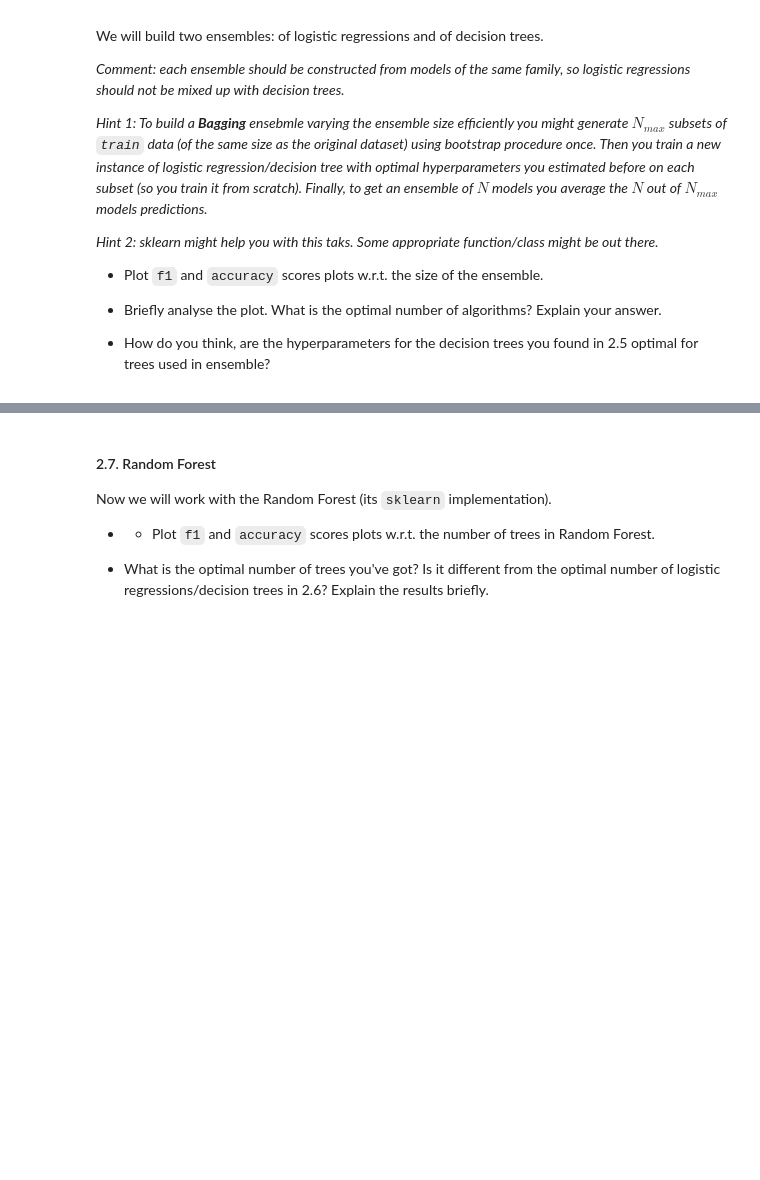
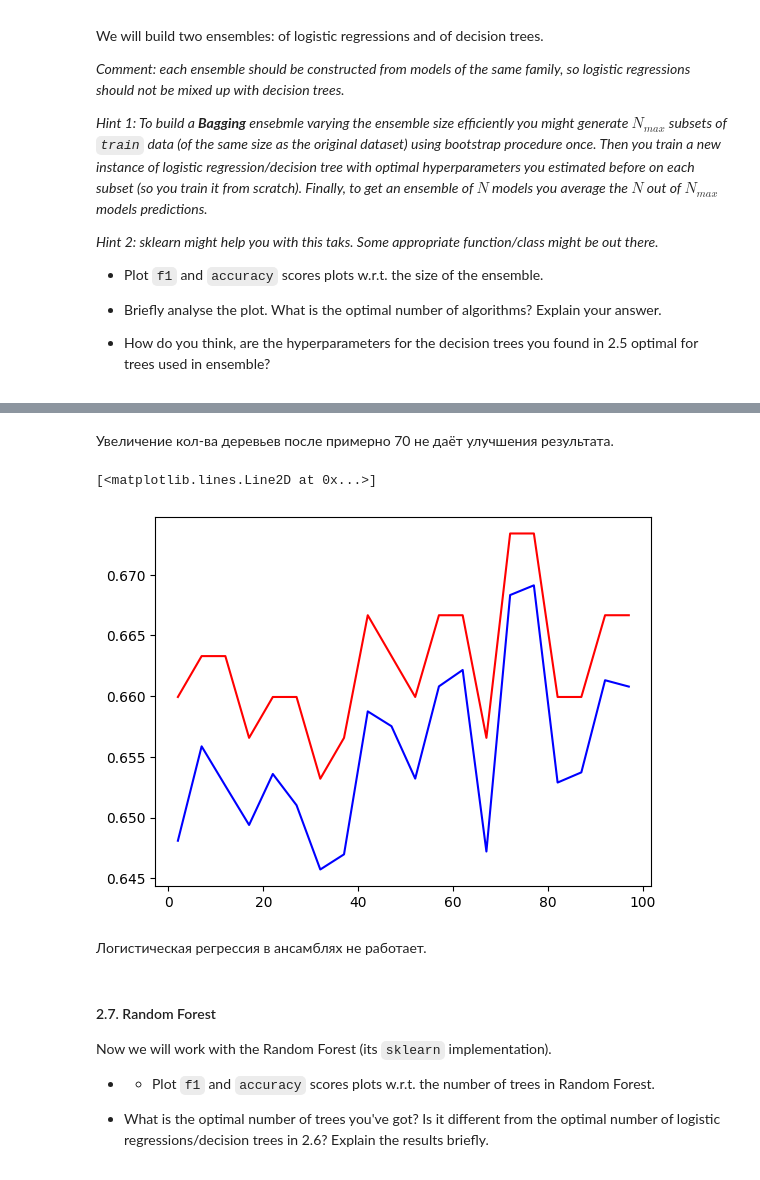
Before and after one commit to miptmiptmipt/ml-course-hw, a Jupyter notebook: lab1_pipeline/Lab1_part2_ml_pipeline.ipynb, the cells around one changed output, grey strips where cells are left out. Cells and saved outputs as stored; diff of their text form; code cells hidden in the pictures; blank space fills up the shorter version.

```diff
--- a/lab1_pipeline/Lab1_part2_ml_pipeline.ipynb
+++ b/lab1_pipeline/Lab1_part2_ml_pipeline.ipynb
@@ -263,3 +280,23 @@ We will build two ensembles: of logistic regressions and of decision trees.
+# %% [markdown]
+Увеличение кол-ва деревьев после примерно 70 не даёт улучшения результата.
+# %%
+accuracy = []
+f1 = []
+r = np.arange(2, 100, 5)
+for i in r:
+    clf = BaggingClassifier(estimator=LogisticRegression(multi_class='multinomial', solver='saga', tol=1e-3,  max_iter=500, random_state=0), max_samples=X_train.shape[0], max_features=X_train.shape[1], n_estimators=i).fit(X_train, y_train)
+    y_pred = clf.predict(X_test)
+
+    accuracy.append(accuracy_score(y_pred, y_test))
+    f1.append(f1_score(y_pred, y_test, average='macro'))
+
+plt.plot(r, accuracy, color='Red')
+plt.plot(r, f1, color='Blue')
+# %% [output]
+[<matplotlib.lines.Line2D at 0x...>]
+[figure, added]
+# %% [markdown]
+Логистическая регрессия в ансамблях не работает.
 # %% [markdown]
 #### 2.7. Random Forest
 Now we will work with the Random Forest (its `sklearn` implementation).
```
Also changed, not shown: parts of 16 cells of this notebook.
